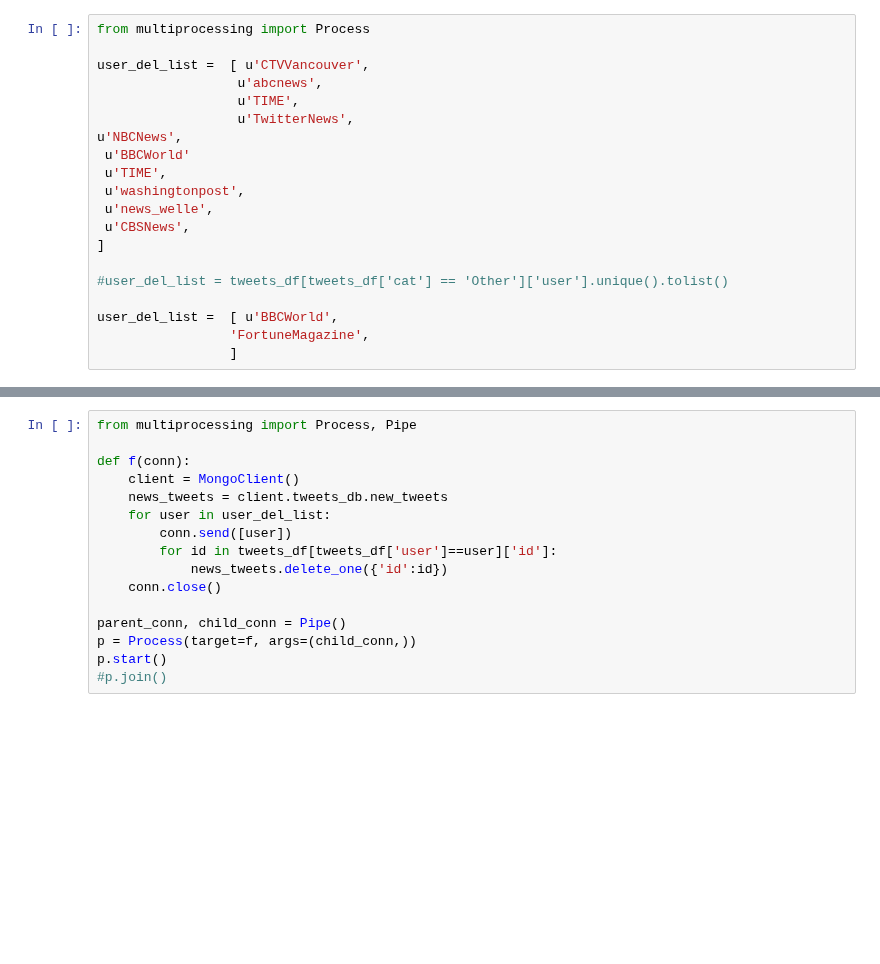
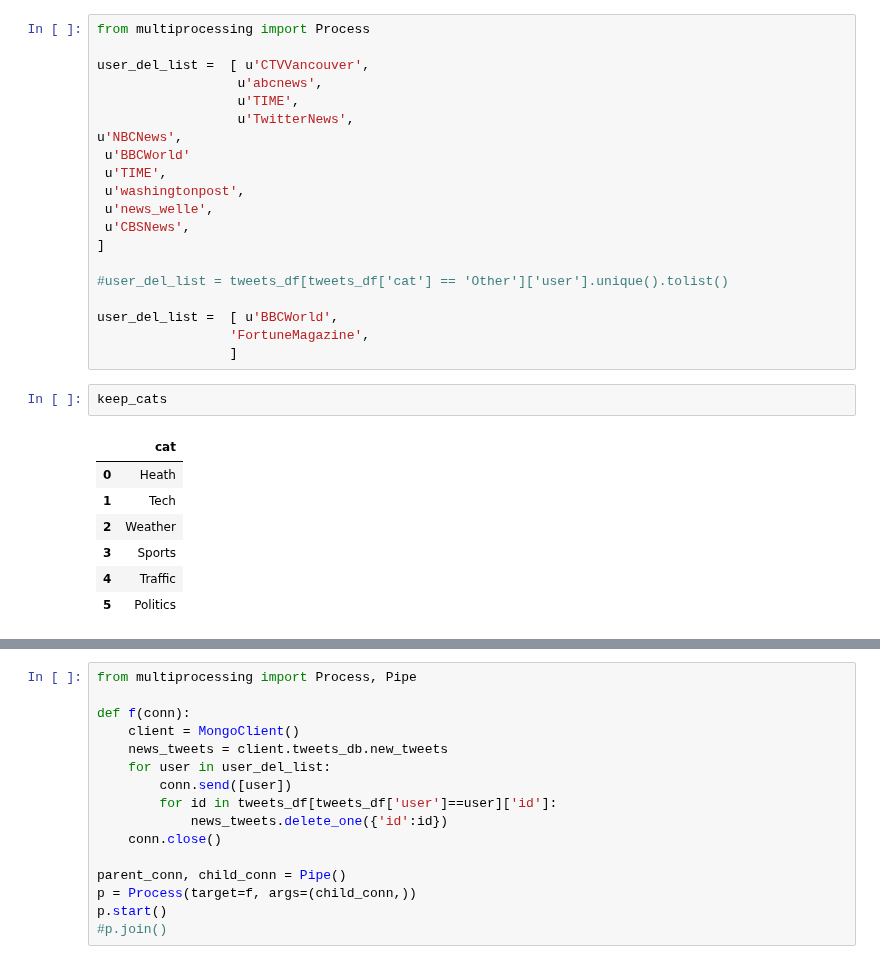
Before and after one commit to amirnasri/Data-Science, a Jupyter notebook: Twitter/tweet_classification.ipynb, the cells around one changed output, grey strips where cells are left out. Cells and saved outputs as stored; diff of their text form; blank space fills up the shorter version.

```diff
--- a/Twitter/tweet_classification.ipynb
+++ b/Twitter/tweet_classification.ipynb
@@ -215,3 +205,13 @@ u'NBCNews',
 user_del_list =  [ u'BBCWorld',
                  'FortuneMagazine',
                  ]
+# %%
+keep_cats
+# %% [output]
+|  | cat |
+| 0 | Heath |
+| 1 | Tech |
+| 2 | Weather |
+| 3 | Sports |
+| 4 | Traffic |
+| 5 | Politics |
```
Also changed, not shown: parts of 19 cells of this notebook, 2 other files.
